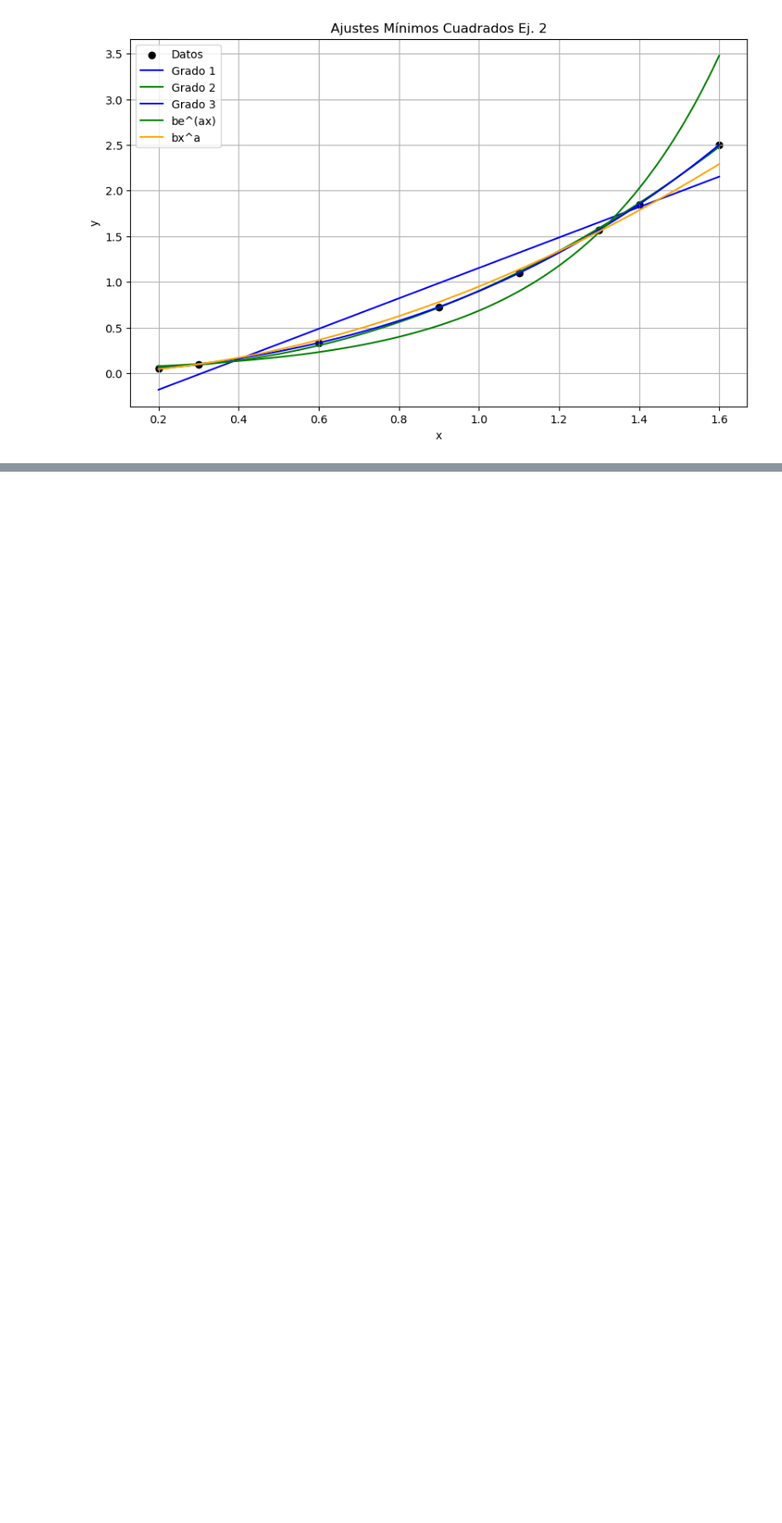
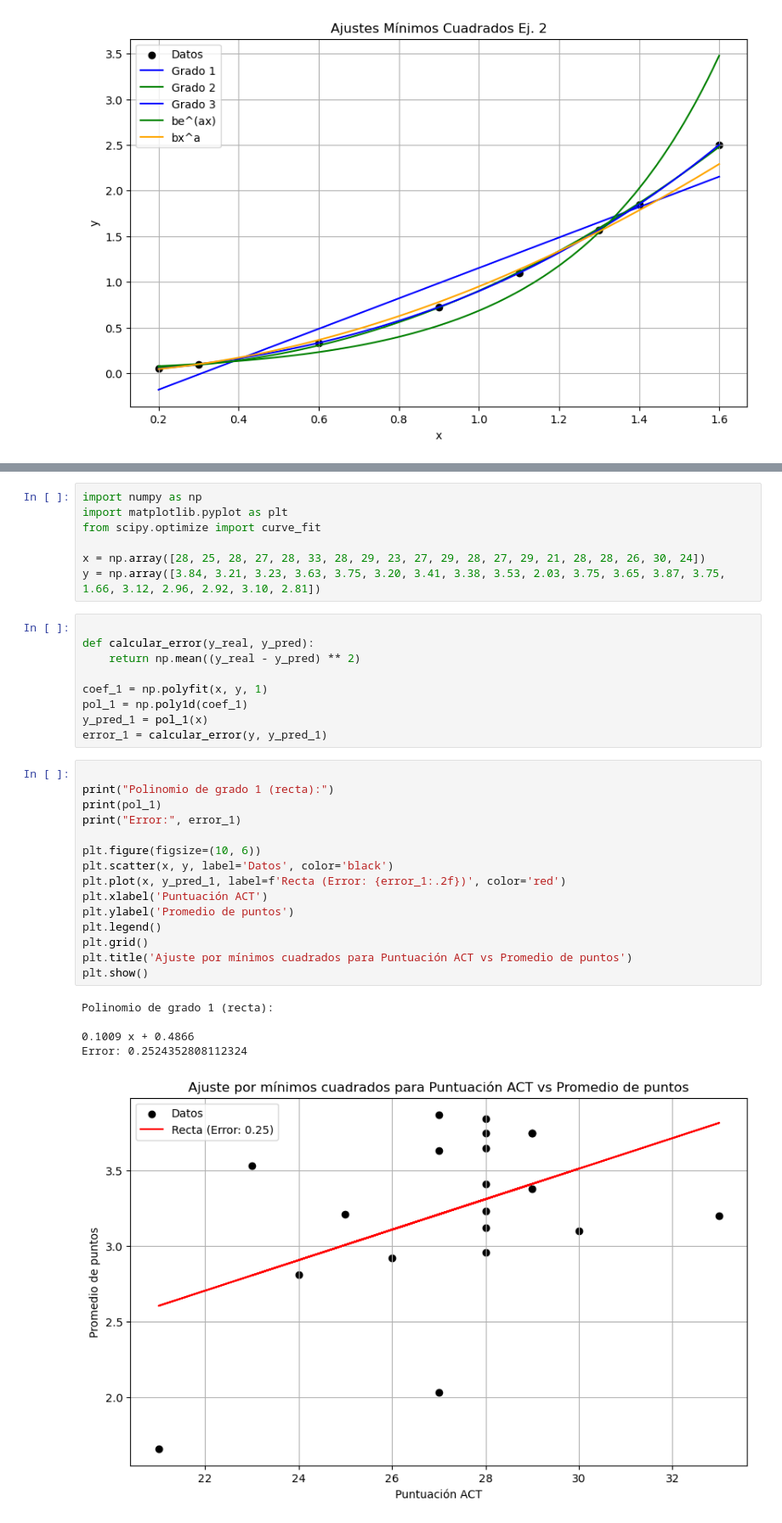
Before and after one commit to stiv001/Tarea-08, a Jupyter notebook: Tarea 8.ipynb, the cells around one changed output, grey strips where cells are left out. Shown at 85% size. Saved outputs shown, nothing was run; the diff lists cells and outputs as text; blank space fills up the shorter version.

```diff
--- a/Tarea 8.ipynb
+++ b/Tarea 8.ipynb
@@ -195,0 +198,37 @@ plt.show()
+# %%
+import numpy as np
+import matplotlib.pyplot as plt
+from scipy.optimize import curve_fit
+
+x = np.array([28, 25, 28, 27, 28, 33, 28, 29, 23, 27, 29, 28, 27, 29, 21, 28, 28, 26, 30, 24])
+y = np.array([3.84, 3.21, 3.23, 3.63, 3.75, 3.20, 3.41, 3.38, 3.53, 2.03, 3.75, 3.65, 3.87, 3.75, 1.66, 3.12, 2.96, 2.92, 3.10, 2.81])
+# %%
+
+def calcular_error(y_real, y_pred):
+    return np.mean((y_real - y_pred) ** 2)
+
+coef_1 = np.polyfit(x, y, 1)
+pol_1 = np.poly1d(coef_1)
+y_pred_1 = pol_1(x)
+error_1 = calcular_error(y, y_pred_1)
+# %%
+
+print("Polinomio de grado 1 (recta):")
+print(pol_1)
+print("Error:", error_1)
+
+plt.figure(figsize=(10, 6))
+plt.scatter(x, y, label='Datos', color='black')
+plt.plot(x, y_pred_1, label=f'Recta (Error: {error_1:.2f})', color='red')
+plt.xlabel('Puntuación ACT')
+plt.ylabel('Promedio de puntos')
+plt.legend()
+plt.grid()
+plt.title('Ajuste por mínimos cuadrados para Puntuación ACT vs Promedio de puntos')
+plt.show()
+# %% [output]
+Polinomio de grado 1 (recta):
+
+0.1009 x + 0.4866
+Error: 0.2524352808112324
+[figure, added]
```
Also changed, not shown: parts of 1 cell of this notebook.
